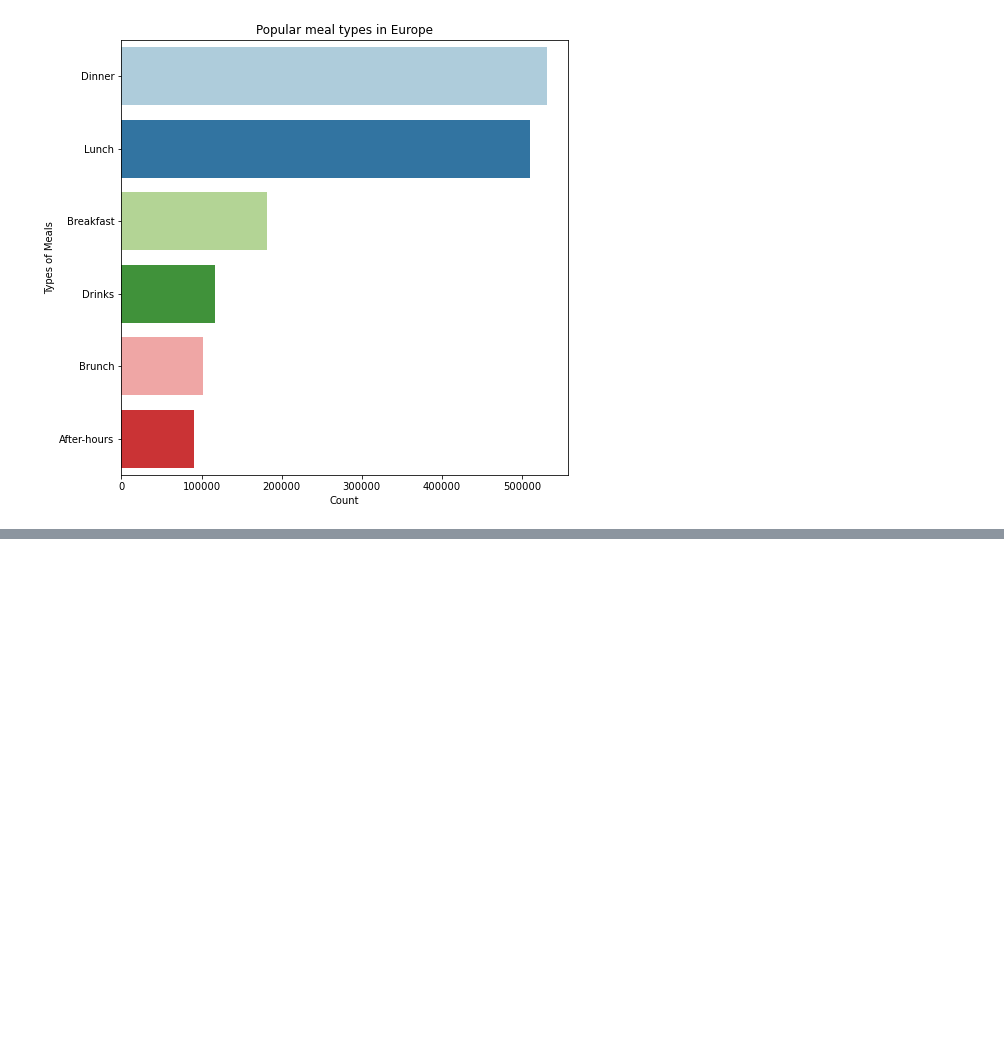
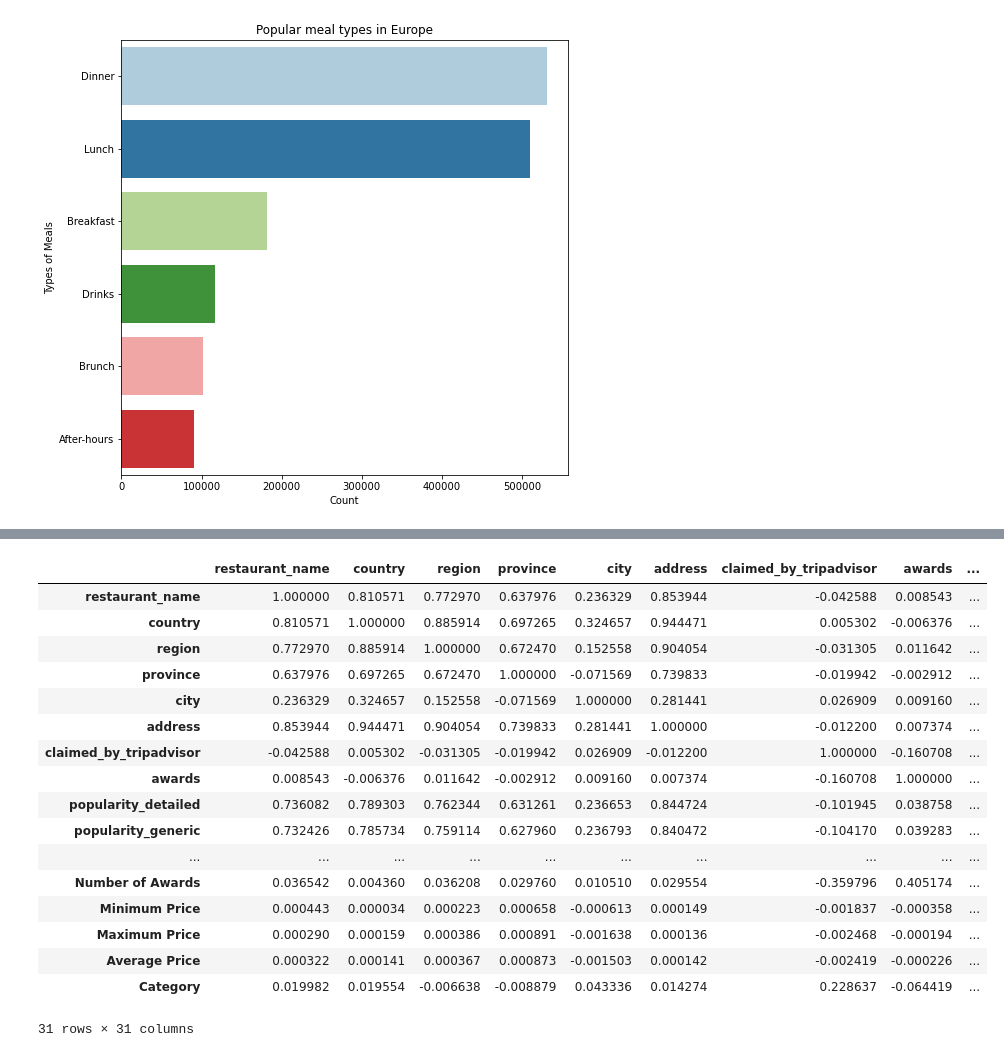
Before and after one commit to sushmithajogula/DSEM, a Jupyter notebook: Code.ipynb, the cells around one changed output, grey strips where cells are left out. Saved outputs shown, nothing was run; the diff lists cells and outputs as text; code cells hidden in the pictures; blank space fills up the shorter version.

```diff
--- a/Code.ipynb
+++ b/Code.ipynb
@@ -738,0 +774,22 @@ Text(0.5, 0, 'Count')
+# %%
+#viewing the correlation matrix
+tripadvisor_encode.corr()
+# %% [output]
+|  | restaurant_name | country | region | province | city | address | claimed_by_tripadvisor | awards | ... |
+| restaurant_name | 1.000000 | 0.810571 | 0.772970 | 0.637976 | 0.236329 | 0.853944 | -0.042588 | 0.008543 | ... |
+| country | 0.810571 | 1.000000 | 0.885914 | 0.697265 | 0.324657 | 0.944471 | 0.005302 | -0.006376 | ... |
+| region | 0.772970 | 0.885914 | 1.000000 | 0.672470 | 0.152558 | 0.904054 | -0.031305 | 0.011642 | ... |
+| province | 0.637976 | 0.697265 | 0.672470 | 1.000000 | -0.071569 | 0.739833 | -0.019942 | -0.002912 | ... |
+| city | 0.236329 | 0.324657 | 0.152558 | -0.071569 | 1.000000 | 0.281441 | 0.026909 | 0.009160 | ... |
+| address | 0.853944 | 0.944471 | 0.904054 | 0.739833 | 0.281441 | 1.000000 | -0.012200 | 0.007374 | ... |
+| claimed_by_tripadvisor | -0.042588 | 0.005302 | -0.031305 | -0.019942 | 0.026909 | -0.012200 | 1.000000 | -0.160708 | ... |
+| awards | 0.008543 | -0.006376 | 0.011642 | -0.002912 | 0.009160 | 0.007374 | -0.160708 | 1.000000 | ... |
+| popularity_detailed | 0.736082 | 0.789303 | 0.762344 | 0.631261 | 0.236653 | 0.844724 | -0.101945 | 0.038758 | ... |
+| popularity_generic | 0.732426 | 0.785734 | 0.759114 | 0.627960 | 0.236793 | 0.840472 | -0.104170 | 0.039283 | ... |
+| ... | ... | ... | ... | ... | ... | ... | ... | ... | ... |
+| Number of Awards | 0.036542 | 0.004360 | 0.036208 | 0.029760 | 0.010510 | 0.029554 | -0.359796 | 0.405174 | ... |
+| Minimum Price | 0.000443 | 0.000034 | 0.000223 | 0.000658 | -0.000613 | 0.000149 | -0.001837 | -0.000358 | ... |
+| Maximum Price | 0.000290 | 0.000159 | 0.000386 | 0.000891 | -0.001638 | 0.000136 | -0.002468 | -0.000194 | ... |
+| Average Price | 0.000322 | 0.000141 | 0.000367 | 0.000873 | -0.001503 | 0.000142 | -0.002419 | -0.000226 | ... |
+| Category | 0.019982 | 0.019554 | -0.006638 | -0.008879 | 0.043336 | 0.014274 | 0.228637 | -0.064419 | ... |
+31 rows × 31 columns
```
Also changed, not shown: parts of 3 cells of this notebook.
